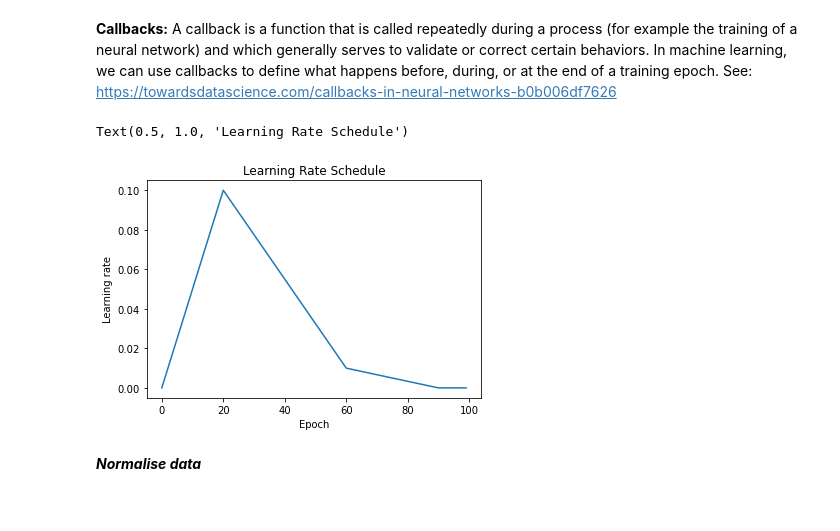
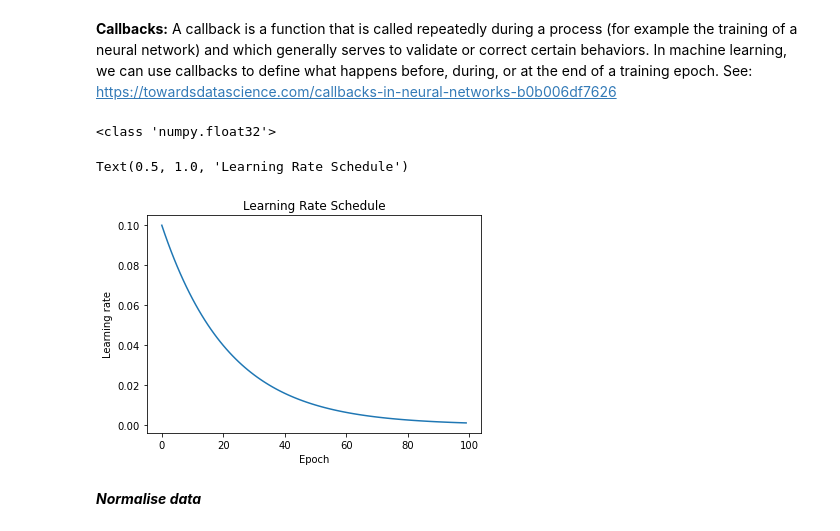
Before and after one commit to elainbrianne/DSMMasterProject23, a Jupyter notebook: Twin_network/Twin_net_heston.ipynb, the cells around one changed output. Drawn from its saved outputs; the diff is of its cells as text; code cells hidden in the pictures.

```diff
--- a/Twin_network/Twin_net_heston.ipynb
+++ b/Twin_network/Twin_net_heston.ipynb
@@ -862,23 +883,39 @@ def train(description,
 # %%
 # Inspect learning rate schedule
 learning_rate_schedule = [ (0.0, 1.0e-8), (0.2, 0.1), (0.6, 0.01), (0.9, 1.0e-6), (1.0, 1.0e-8)]
 
 lr_schedule_epochs, lr_schedule_rates = zip(*learning_rate_schedule)
 
 epochs = 100
 
 learning_rates = np.zeros(epochs)
 
 for epoch in range(0, epochs):
   learning_rates[epoch] = np.interp(epoch / epochs, lr_schedule_epochs, lr_schedule_rates)
 
-plt.plot(range(0,100), learning_rates)
+learning_rate_schedule = tf.keras.optimizers.schedules.ExponentialDecay(
+        initial_learning_rate = 0.1, decay_steps = -100, decay_rate = 100)
+
+# Generate a tensor of 100 learning rates using TensorFlow operations
+num_learning_rates = 100
+learning_rate_range = tf.range(num_learning_rates, dtype=tf.float32)
+learning_rates = learning_rate_schedule(learning_rate_range)
+
+# Run a TensorFlow session to evaluate the learning rates
+with tf.Session() as sess:
+    learning_rates_array = sess.run(learning_rates)
+
+print(type(learning_rates_array[0]))
+
+learning_rates_array
+plt.plot(range(0,100), learning_rates_array)
 plt.xlabel('Epoch')
 plt.ylabel('Learning rate')
 plt.title('Learning Rate Schedule')
 # %% [output]
-Text(0.5, 1.0, 'Learning Rate Schedule')
+<class 'numpy.float32'>
+Text(0.5, 1.0, 'Learning Rate Schedule')
-[figure, old version]
+[figure, new version]
 # %% [markdown]
 ***Normalise data***
 # %%
```
Also changed, not shown: parts of 35 cells of this notebook.
